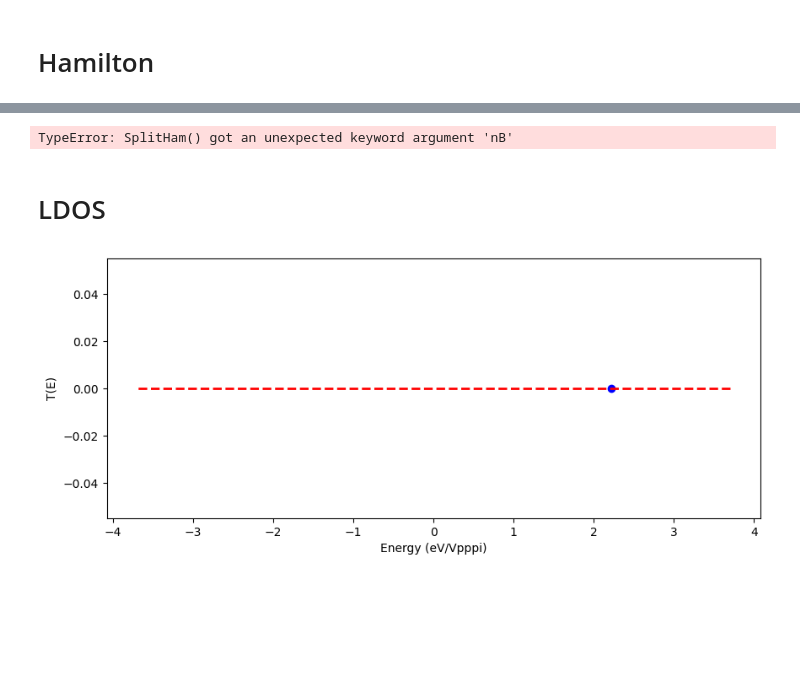
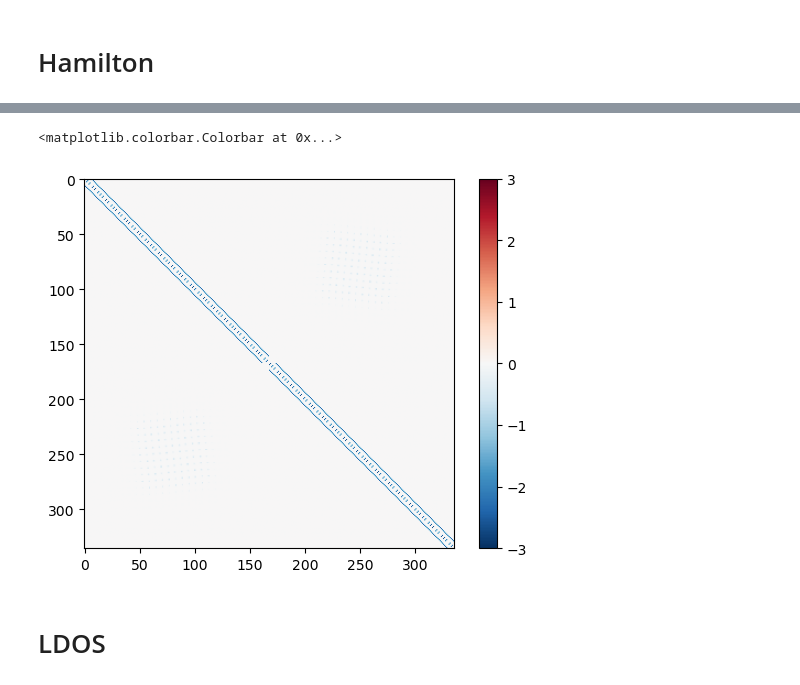
Before and after one commit to KayaGerds/Project, a Jupyter notebook: Main_moy.ipynb, the cells around one changed output, grey strips where cells are left out. Cells and saved outputs as stored; diff of their text form; code cells hidden in the pictures; blank space fills up the shorter version.

```diff
--- a/Main_moy.ipynb
+++ b/Main_moy.ipynb
@@ -299,9 +337,10 @@ def SplitHam(H, nL, nR):
 # %%
-#from functions import SplitHam
-HL,VL, HR, VR, HC, VLC, VRC, HD, VLD, VRD =SplitHam(H, nL, nR, nB = len(NR))
-plt.imshow(VRC,  cmap='RdBu_r', vmin=-3, vmax=3)
+HL,VL, HR, VR, HC, VLC, VRC, HD, VLD, VRD, HD1, HD2 =SplitHamMoySameStrips(H, nL, nR)
+# checking if the hamiltonian for the device looks right
+plt.imshow(HD,  cmap='RdBu_r', vmin=-3, vmax=3)
 plt.colorbar()
 # %% [output]
-TypeError: SplitHam() got an unexpected keyword argument 'nB'
+<matplotlib.colorbar.Colorbar at 0x...>
+[figure, added]
 # %% [markdown]
 # LDOS
@@ -317,12 +433,0 @@ transmission_2, gl_s_2, gl_b_2, gr_s_2, gr_b_2, g_d_2,sigma_l_2,sigma_r_2 = map(
-# %%
-energy_idx = 200
-
-# --- Plotting ---
-plt.figure(figsize=(10, 4))
-plt.plot(energies/(-2.7), transmission_2, '--r', lw=2)
-plt.scatter(energies[energy_idx]/(-2.7),transmission_2[energy_idx],color = 'b')
-plt.xlabel("Energy (eV/Vpppi)")
-plt.ylabel("T(E)")
-plt.show()
-# %% [output]
-[figure, removed]
```
Also changed, not shown: parts of 21 cells of this notebook.
